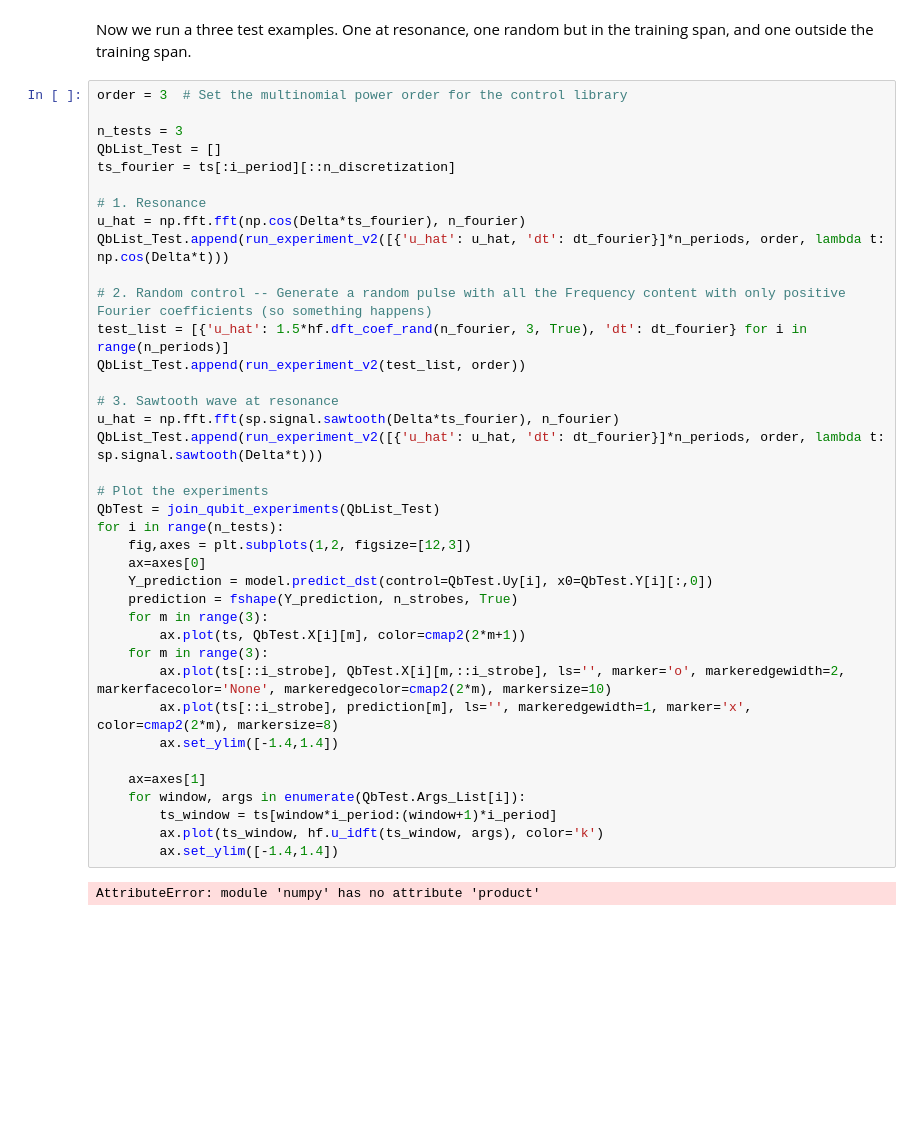
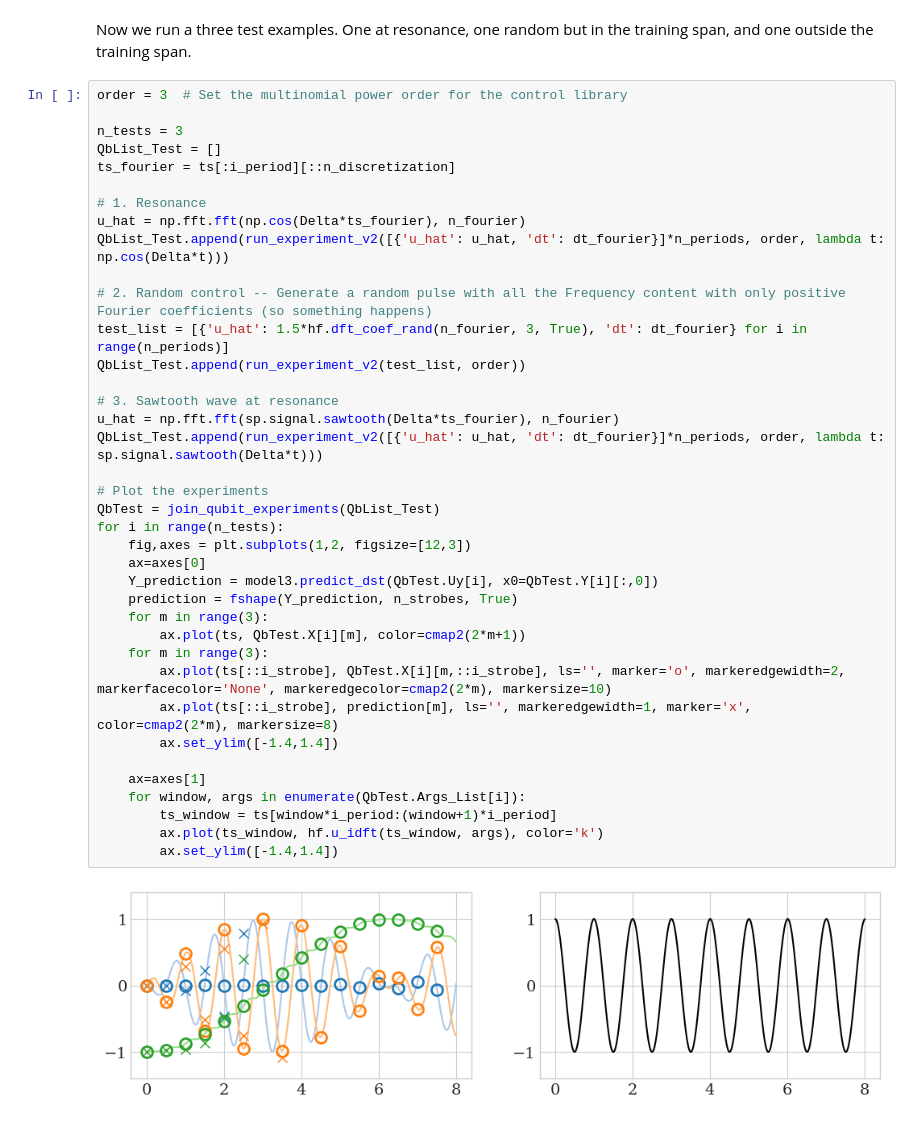
Before and after one commit to ImanGarsha/biDMD-for-quantum, a Jupyter notebook: Examples2.ipynb, the cells around one changed output. Drawn from its saved outputs; the diff is of its cells as text; blank space fills up the shorter version.

```diff
--- a/Examples2.ipynb
+++ b/Examples2.ipynb
@@ -1676,32 +1684,32 @@ ts_fourier = ts[:i_period][::n_discretization]
 u_hat = np.fft.fft(np.cos(Delta*ts_fourier), n_fourier)
 QbList_Test.append(run_experiment_v2([{'u_hat': u_hat, 'dt': dt_fourier}]*n_periods, order, lambda t: np.cos(Delta*t)))
 
 # 2. Random control -- Generate a random pulse with all the Frequency content with only positive Fourier coefficients (so something happens)
 test_list = [{'u_hat': 1.5*hf.dft_coef_rand(n_fourier, 3, True), 'dt': dt_fourier} for i in range(n_periods)]
 QbList_Test.append(run_experiment_v2(test_list, order))
 
 # 3. Sawtooth wave at resonance
 u_hat = np.fft.fft(sp.signal.sawtooth(Delta*ts_fourier), n_fourier)
 QbList_Test.append(run_experiment_v2([{'u_hat': u_hat, 'dt': dt_fourier}]*n_periods, order, lambda t: sp.signal.sawtooth(Delta*t)))
 
 # Plot the experiments
 QbTest = join_qubit_experiments(QbList_Test)
 for i in range(n_tests):
     fig,axes = plt.subplots(1,2, figsize=[12,3])
     ax=axes[0]
-    Y_prediction = model.predict_dst(control=QbTest.Uy[i], x0=QbTest.Y[i][:,0])
+    Y_prediction = model3.predict_dst(QbTest.Uy[i], x0=QbTest.Y[i][:,0])
     prediction = fshape(Y_prediction, n_strobes, True)
     for m in range(3):
         ax.plot(ts, QbTest.X[i][m], color=cmap2(2*m+1))
     for m in range(3):
         ax.plot(ts[::i_strobe], QbTest.X[i][m,::i_strobe], ls='', marker='o', markeredgewidth=2, markerfacecolor='None', markeredgecolor=cmap2(2*m), markersize=10)
         ax.plot(ts[::i_strobe], prediction[m], ls='', markeredgewidth=1, marker='x', color=cmap2(2*m), markersize=8)
         ax.set_ylim([-1.4,1.4])
 
     ax=axes[1]
     for window, args in enumerate(QbTest.Args_List[i]):
         ts_window = ts[window*i_period:(window+1)*i_period]
         ax.plot(ts_window, hf.u_idft(ts_window, args), color='k')
         ax.set_ylim([-1.4,1.4])
 # %% [output]
-AttributeError: module 'numpy' has no attribute 'product'
+[figure, added]
```
Also changed, not shown: parts of 5 cells of this notebook.
